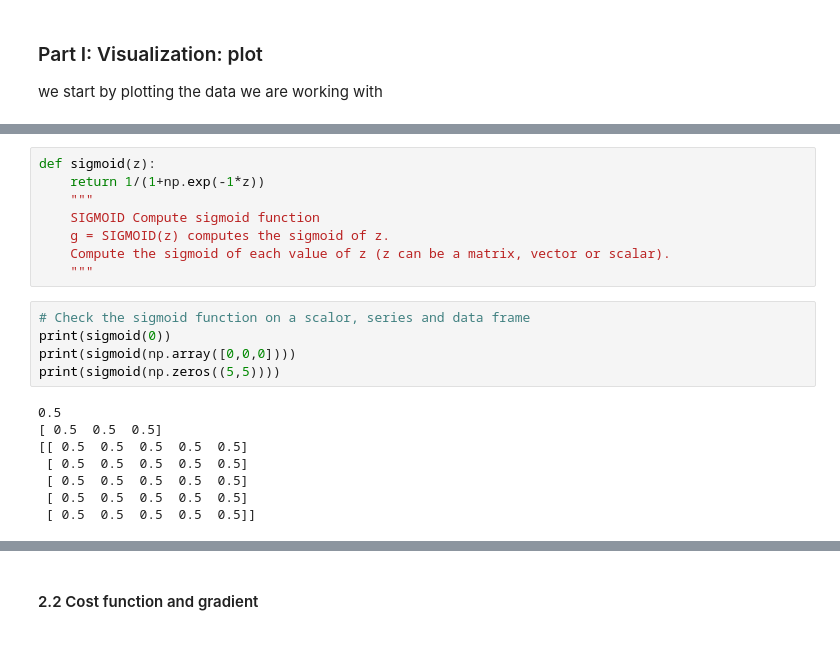
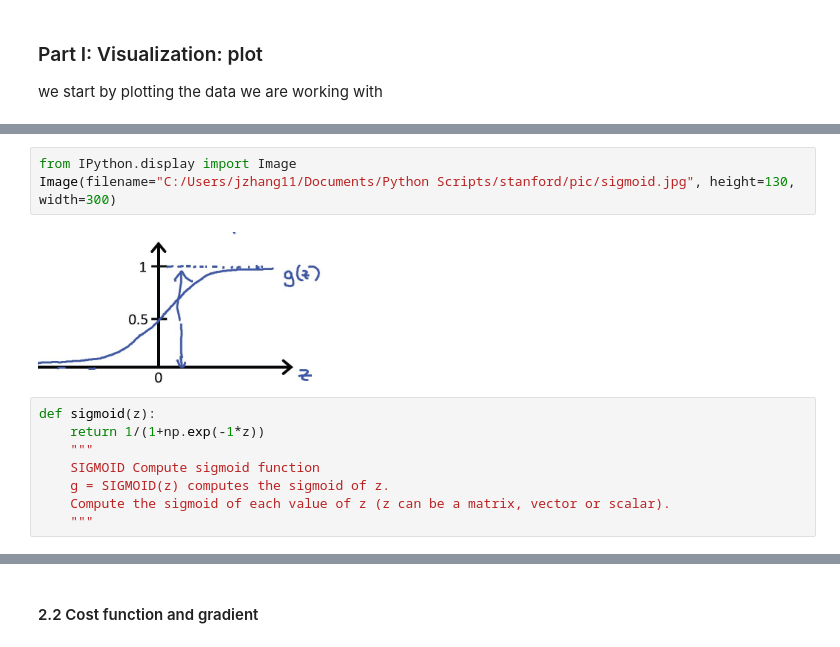
Before and after one commit to junyingzhang2018/machine-learning, a Jupyter notebook: logistic regression/logistic regression 1.ipynb, the cells around one changed output, grey strips where cells are left out. Drawn from its saved outputs; the diff is of its cells as text.

```diff
--- a/logistic regression/logistic regression 1.ipynb
+++ b/logistic regression/logistic regression 1.ipynb
@@ -47,3 +53,8 @@ sns.pairplot(x_vars='exam1', y_vars='exam2', data=train, hue='result',size=5)
+# %%
+from IPython.display import Image
+Image(filename="C:/Users/jzhang11/Documents/Python Scripts/stanford/pic/sigmoid.jpg", height=130, width=300)
+# %% [output]
+[figure, added]
 # %%
 def sigmoid(z):
     return 1/(1+np.exp(-1*z))
@@ -52,16 +63,3 @@ def sigmoid(z):
     g = SIGMOID(z) computes the sigmoid of z.
     Compute the sigmoid of each value of z (z can be a matrix, vector or scalar).
     """
-# %%
-# Check the sigmoid function on a scalor, series and data frame
-print(sigmoid(0))
-print(sigmoid(np.array([0,0,0])))
-print(sigmoid(np.zeros((5,5))))
-# %% [output]
-0.5
-[ 0.5  0.5  0.5]
-[[ 0.5  0.5  0.5  0.5  0.5]
- [ 0.5  0.5  0.5  0.5  0.5]
- [ 0.5  0.5  0.5  0.5  0.5]
- [ 0.5  0.5  0.5  0.5  0.5]
- [ 0.5  0.5  0.5  0.5  0.5]]
```
Also changed, not shown: parts of 17 cells of this notebook, 36 other files.
